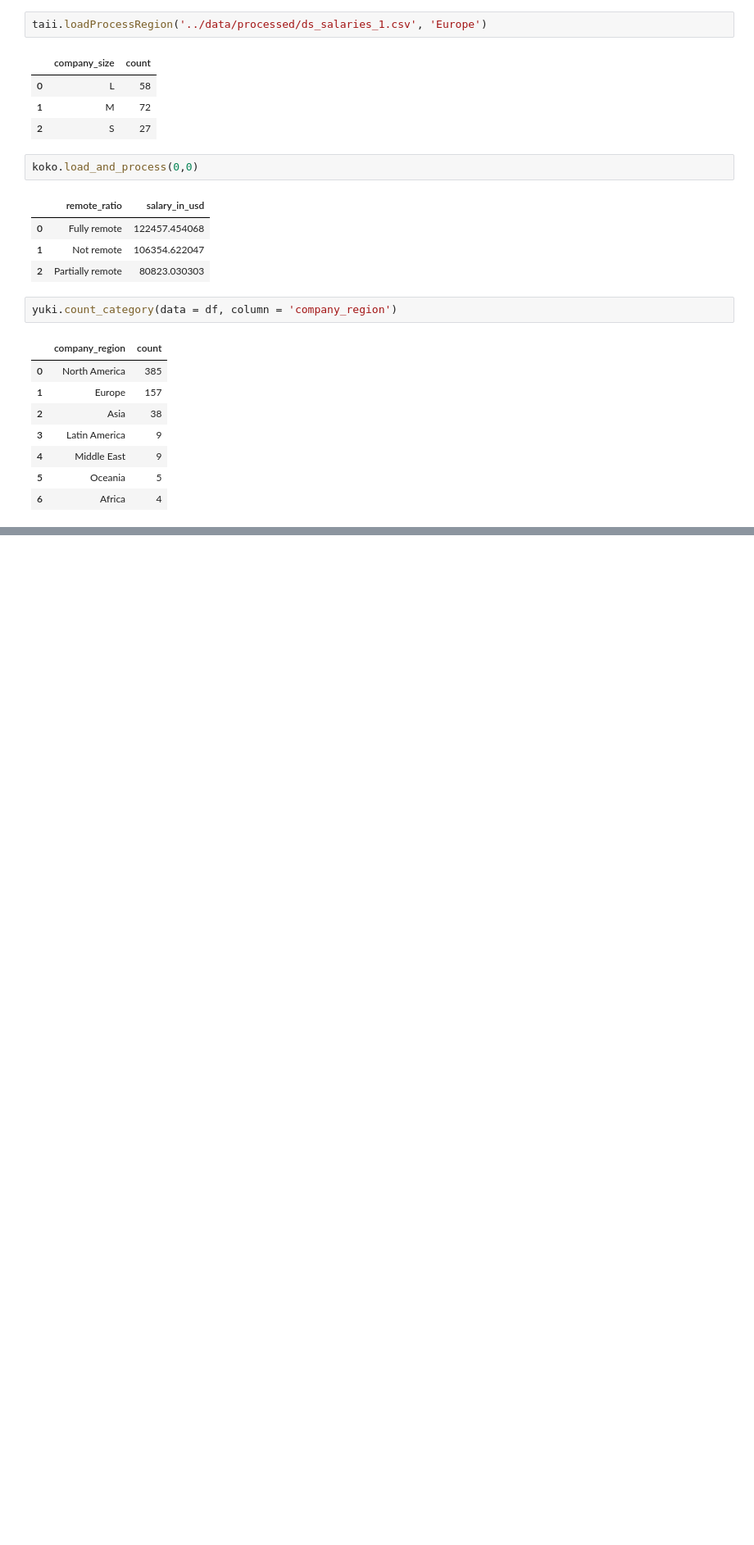
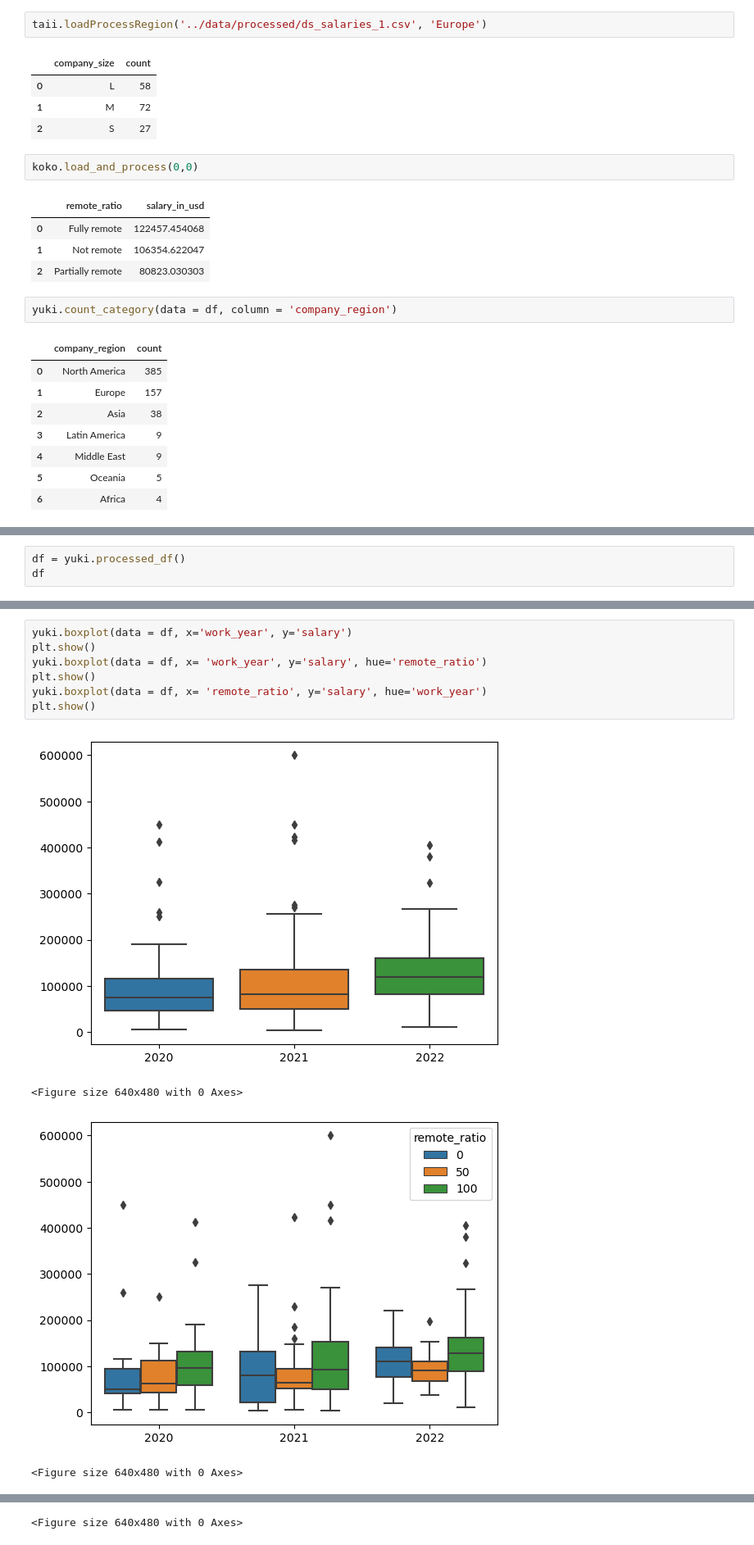
Before and after one commit to ubco-W2022T2-data301/project-group-group07, a Jupyter notebook: analysis/analysis3.ipynb, the cells around one changed output, grey strips where cells are left out. Shown at 82% size. Saved outputs shown, nothing was run; the diff lists cells and outputs as text; blank space fills up the shorter version.

```diff
--- a/analysis/analysis3.ipynb
+++ b/analysis/analysis3.ipynb
@@ -517,0 +621,3 @@ yuki.count_category(data = df, column = 'company_region')
+# %%
+df = yuki.processed_df()
+df
@@ -517,0 +638,12 @@ yuki.count_category(data = df, column = 'company_region')
+# %%
+yuki.boxplot(data = df, x='work_year', y='salary')
+plt.show()
+yuki.boxplot(data = df, x= 'work_year', y='salary', hue='remote_ratio')
+plt.show()
+yuki.boxplot(data = df, x= 'remote_ratio', y='salary', hue='work_year')
+plt.show()
+# %% [output]
+[figure, added]
+<Figure size 640x480 with 0 Axes>
+[figure, added]
+<Figure size 640x480 with 0 Axes>
@@ -517,0 +651 @@ yuki.count_category(data = df, column = 'company_region')
+<Figure size 640x480 with 0 Axes>
```
Also changed, not shown: parts of 21 cells of this notebook, 1 other file.
